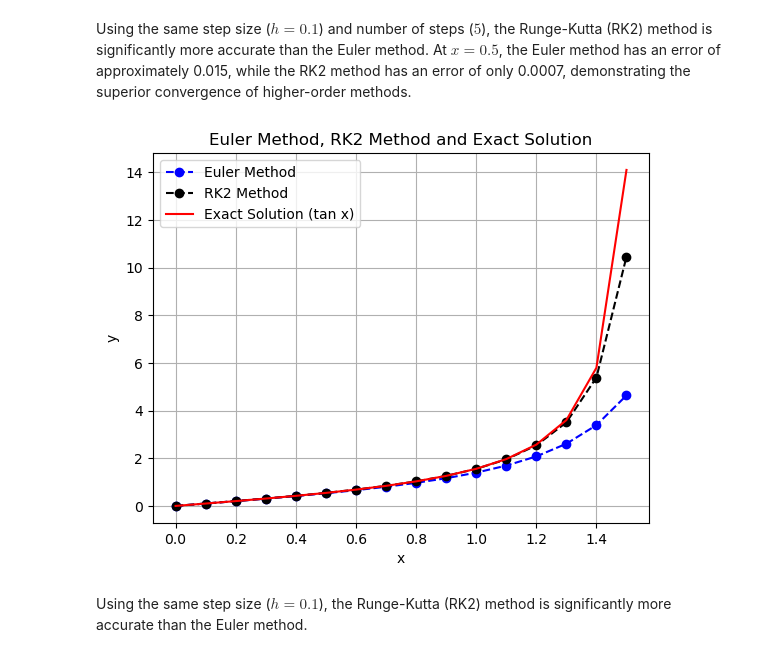
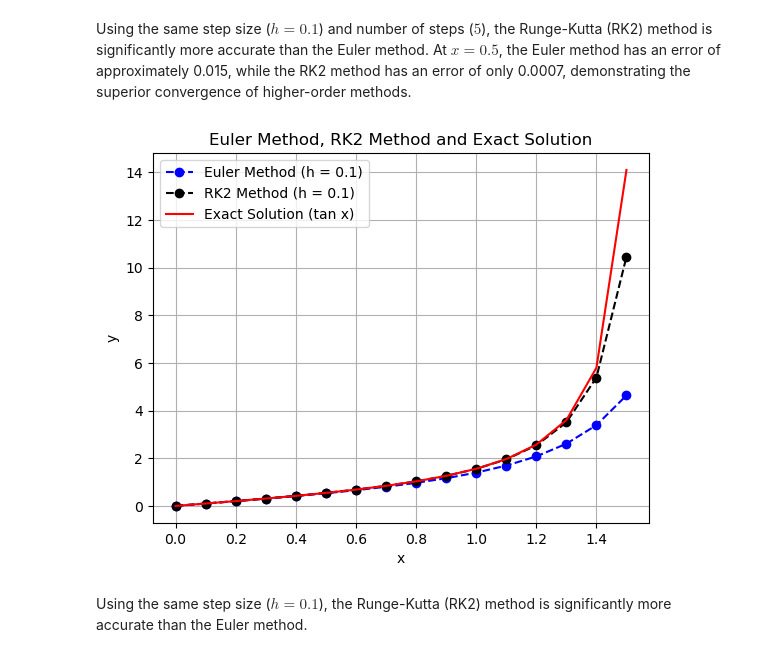
Before and after one commit to punyapaudel/hw3, a Jupyter notebook: problem1.ipynb, the cells around one changed output. Saved outputs shown, nothing was run; the diff lists cells and outputs as text; code cells hidden in the pictures.

```diff
--- a/problem1.ipynb
+++ b/problem1.ipynb
@@ -158,36 +158,36 @@ for i in range(steps):
     # 3. Calculate k2 (Slope at the end):
     # We use the x at the end (x + h) and the predicted y: k2 = f(x+h, y_end_predict)
     k2 = y_end_predict**2 + 1
 
     # 4. Update y: Average of start slope (k1) and end slope (k2)
     yr = yr + (h / 2) * (k1 + k2)
 
     # 5. Update x: x_new = x_old + h
     xr = xr + h
 
     # 6. Exact solution y_exact = tan(x)
     y_exact = math.tan(xr)
 
     # 7. Error (Difference)
     error = abs(y_exact - yr)
 
     x_rplot.append(xr)
     y_rplot.append(yr)
 
 
 
-plt.plot(x_eplot, y_eplot, 'bo--', label='Euler Method')
-plt.plot(x_rplot, y_rplot, 'ko--', label='RK2 Method')
+plt.plot(x_eplot, y_eplot, 'bo--', label='Euler Method (h = 0.1)')
+plt.plot(x_rplot, y_rplot, 'ko--', label='RK2 Method (h = 0.1)')
 plt.plot(x_eplot, y_exact_plot, 'r-', label='Exact Solution (tan x)')
 
 plt.title("Euler Method, RK2 Method and Exact Solution")
 plt.xlabel("x")
 plt.ylabel("y")
 #plt.ylim(-5, 13)
 plt.legend()
 plt.grid(True)
 # %% [output]
-[figure, old version]
+[figure, new version]
 # %% [markdown]
 Using the same step size ($h=0.1$), the Runge-Kutta (RK2) method is significantly more accurate than the Euler method.
 # %% [markdown]
```
Also changed, not shown: parts of 4 cells of this notebook.
